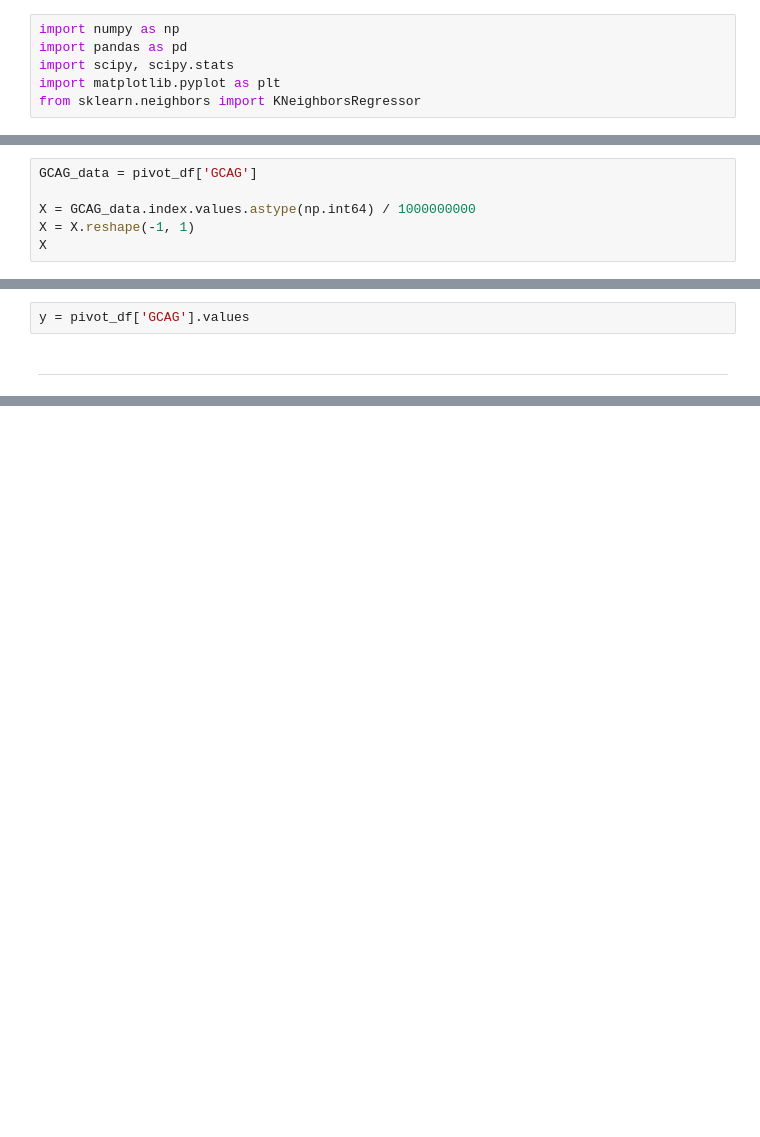
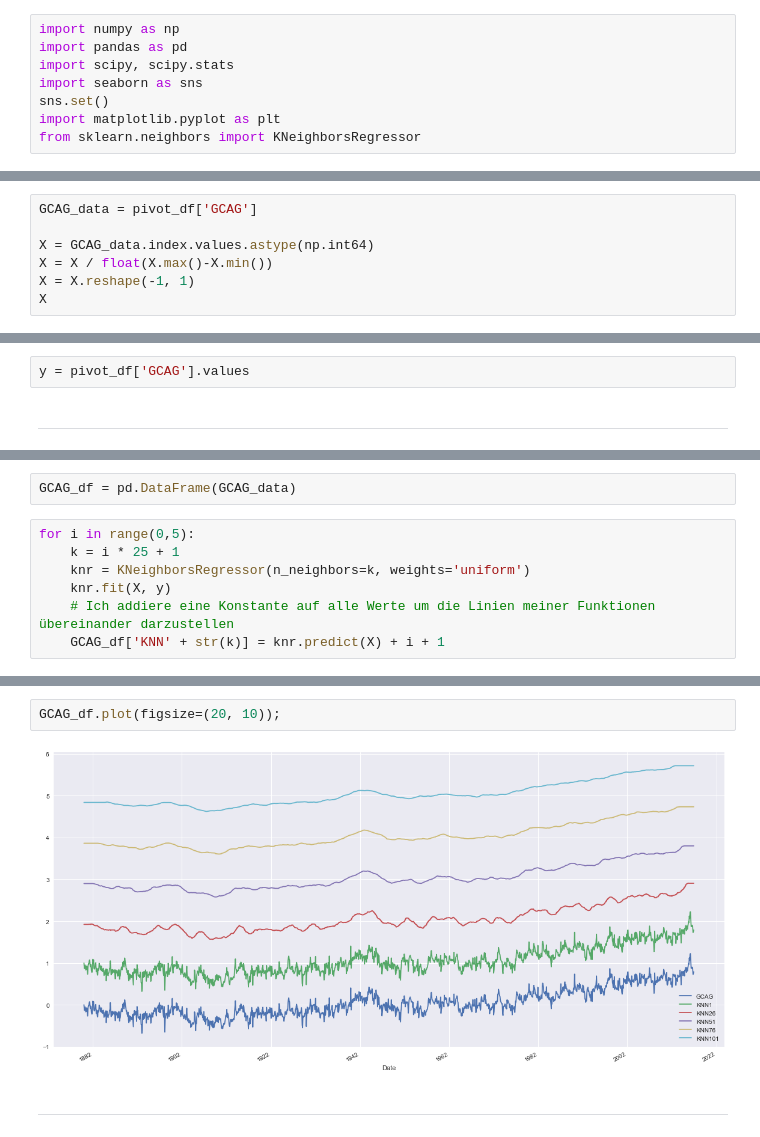
Before and after one commit to marianoju/NF_DS_1_course_material, a Jupyter notebook: descriptive_analysis/KNN-Regression.ipynb, the cells around one changed output, grey strips where cells are left out. Saved outputs shown, nothing was run; the diff lists cells and outputs as text; blank space fills up the shorter version.

```diff
--- a/descriptive_analysis/KNN-Regression.ipynb
+++ b/descriptive_analysis/KNN-Regression.ipynb
@@ -12,6 +10,8 @@ Lineare-Regression
 import numpy as np
 import pandas as pd
 import scipy, scipy.stats
+import seaborn as sns
+sns.set()
 import matplotlib.pyplot as plt
 from sklearn.neighbors import KNeighborsRegressor
 # %%
@@ -32,6 +49,7 @@ GCAG_data = pivot_df['GCAG'].plot(figsize=(20, 8))
 # %%
 GCAG_data = pivot_df['GCAG']
 
-X = GCAG_data.index.values.astype(np.int64) / 1000000000
+X = GCAG_data.index.values.astype(np.int64)
+X = X / float(X.max()-X.min())
 X = X.reshape(-1, 1)
 X
@@ -41,0 +77,9 @@ y = pivot_df['GCAG'].values
+# %%
+GCAG_df = pd.DataFrame(GCAG_data)
+# %%
+for i in range(0,5):
+    k = i * 25 + 1
+    knr = KNeighborsRegressor(n_neighbors=k, weights='uniform')
+    knr.fit(X, y)
+    # Ich addiere eine Konstante auf alle Werte um die Linien meiner Funktionen übereinander darzustellen
+    GCAG_df['KNN' + str(k)] = knr.predict(X) + i + 1
@@ -42,2 +96,8 @@ y = pivot_df['GCAG'].values
+# %%
+GCAG_df.plot(figsize=(20, 10));
+# %% [output]
+[figure, added]
+# %% [markdown]
+---
 # %% [markdown]
 Aufgabe:
```
Also changed, not shown: parts of 11 cells of this notebook.
